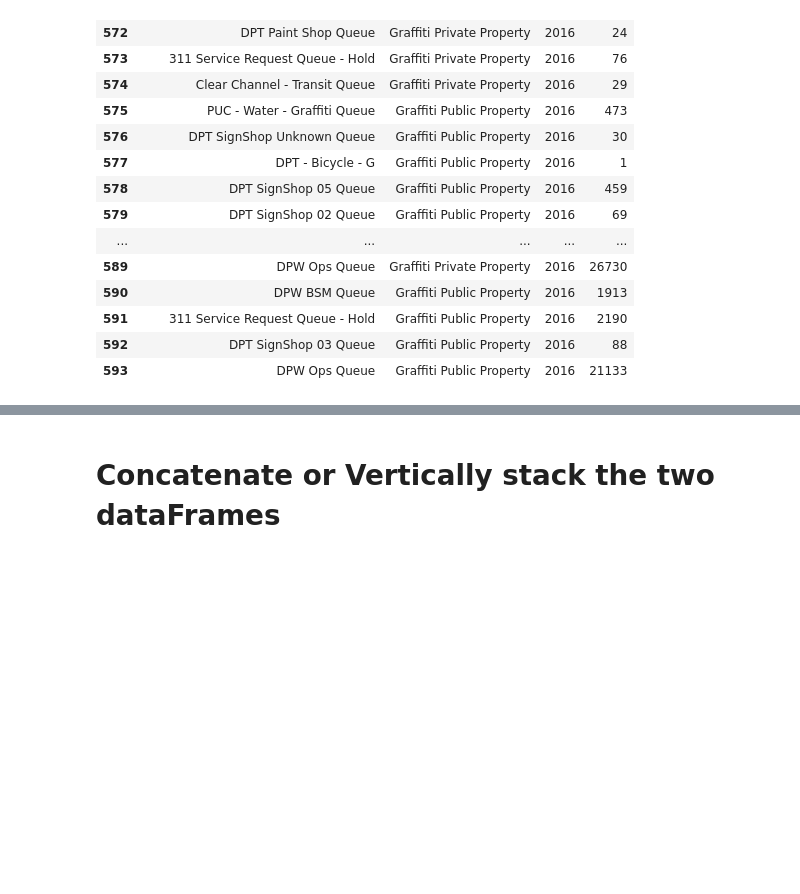
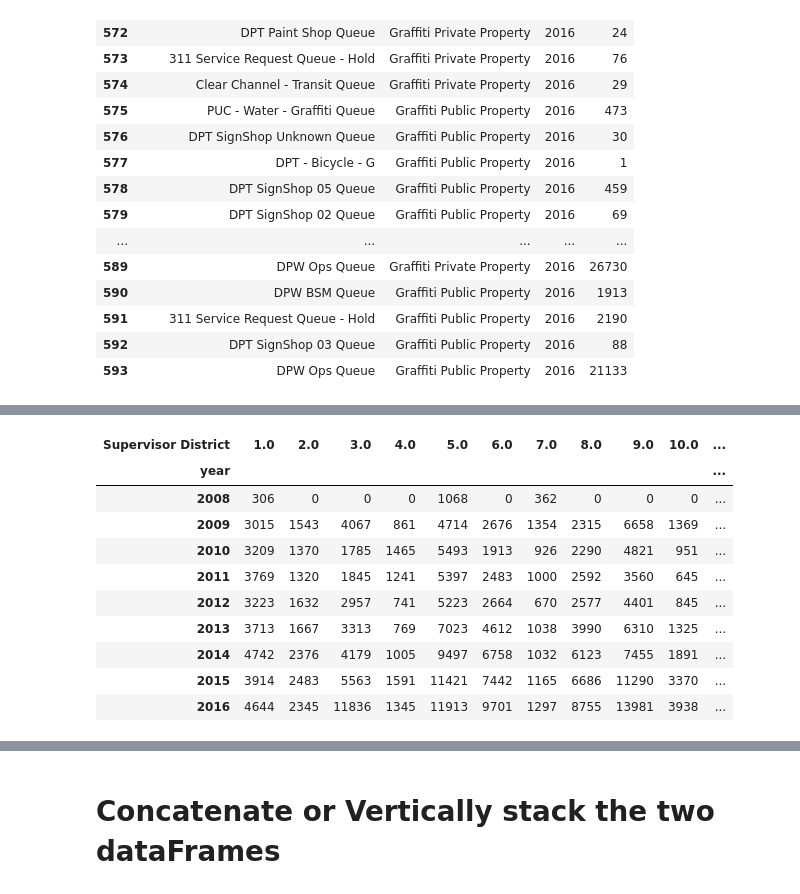
Before and after one commit to gregorydillon/JupyterPractice, a Jupyter notebook: graffiti_SF311/SF311 Annual -keh.ipynb, the cells around one changed output, grey strips where cells are left out. Cells and saved outputs as stored; diff of their text form; code cells hidden in the pictures; blank space fills up the shorter version.

```diff
--- a/graffiti_SF311/SF311 Annual -keh.ipynb
+++ b/graffiti_SF311/SF311 Annual -keh.ipynb
@@ -251,0 +309,17 @@ INFO:bokeh.core.state:Session output file 'line.html' already exists, will be ov
+# %%
+df2.drop(df2.columns[[0,1]], axis=1, inplace=True)
+
+
+df2
+# %% [output]
+| Supervisor District | 1.0 | 2.0 | 3.0 | 4.0 | 5.0 | 6.0 | 7.0 | 8.0 | 9.0 | 10.0 | ... |
+| year |  |  |  |  |  |  |  |  |  |  | ... |
+| 2008 | 306 | 0 | 0 | 0 | 1068 | 0 | 362 | 0 | 0 | 0 | ... |
+| 2009 | 3015 | 1543 | 4067 | 861 | 4714 | 2676 | 1354 | 2315 | 6658 | 1369 | ... |
+| 2010 | 3209 | 1370 | 1785 | 1465 | 5493 | 1913 | 926 | 2290 | 4821 | 951 | ... |
+| 2011 | 3769 | 1320 | 1845 | 1241 | 5397 | 2483 | 1000 | 2592 | 3560 | 645 | ... |
+| 2012 | 3223 | 1632 | 2957 | 741 | 5223 | 2664 | 670 | 2577 | 4401 | 845 | ... |
+| 2013 | 3713 | 1667 | 3313 | 769 | 7023 | 4612 | 1038 | 3990 | 6310 | 1325 | ... |
+| 2014 | 4742 | 2376 | 4179 | 1005 | 9497 | 6758 | 1032 | 6123 | 7455 | 1891 | ... |
+| 2015 | 3914 | 2483 | 5563 | 1591 | 11421 | 7442 | 1165 | 6686 | 11290 | 3370 | ... |
+| 2016 | 4644 | 2345 | 11836 | 1345 | 11913 | 9701 | 1297 | 8755 | 13981 | 3938 | ... |
```
Also changed, not shown: parts of 12 cells of this notebook, 2 other files.
